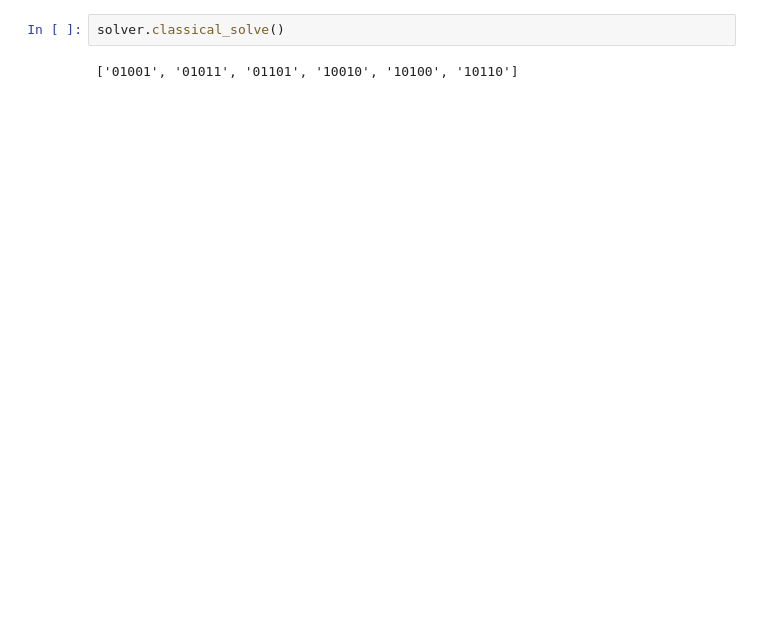
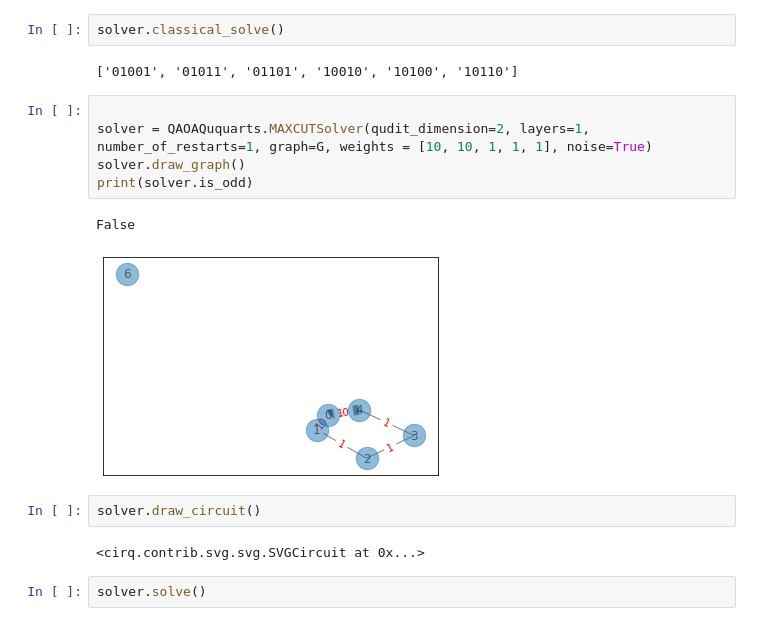
Before and after one commit to LyaminVS/mentor_project, a Jupyter notebook: maxcut_solver.ipynb, the cells around one changed output. Drawn from its saved outputs; the diff is of its cells as text; blank space fills up the shorter version.

```diff
--- a/maxcut_solver.ipynb
+++ b/maxcut_solver.ipynb
@@ -39,3 +37,17 @@ solver.get_best_params()
 solver.classical_solve()
 # %% [output]
 ['01001', '01011', '01101', '10010', '10100', '10110']
+# %%
+
+solver = QAOAQuquarts.MAXCUTSolver(qudit_dimension=2, layers=1, number_of_restarts=1, graph=G, weights = [10, 10, 1, 1, 1], noise=True)
+solver.draw_graph()
+print(solver.is_odd)
+# %% [output]
+False
+[figure, added]
+# %%
+solver.draw_circuit()
+# %% [output]
+<cirq.contrib.svg.svg.SVGCircuit at 0x...>
+# %%
+solver.solve()
```
Also changed, not shown: parts of 6 cells of this notebook, 2 other files.
